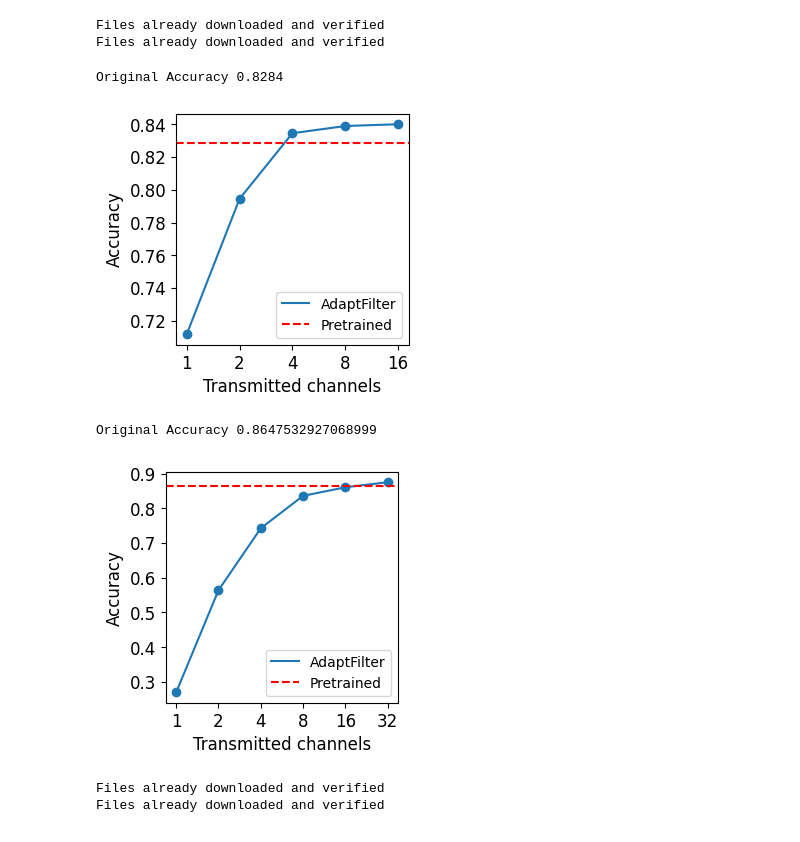
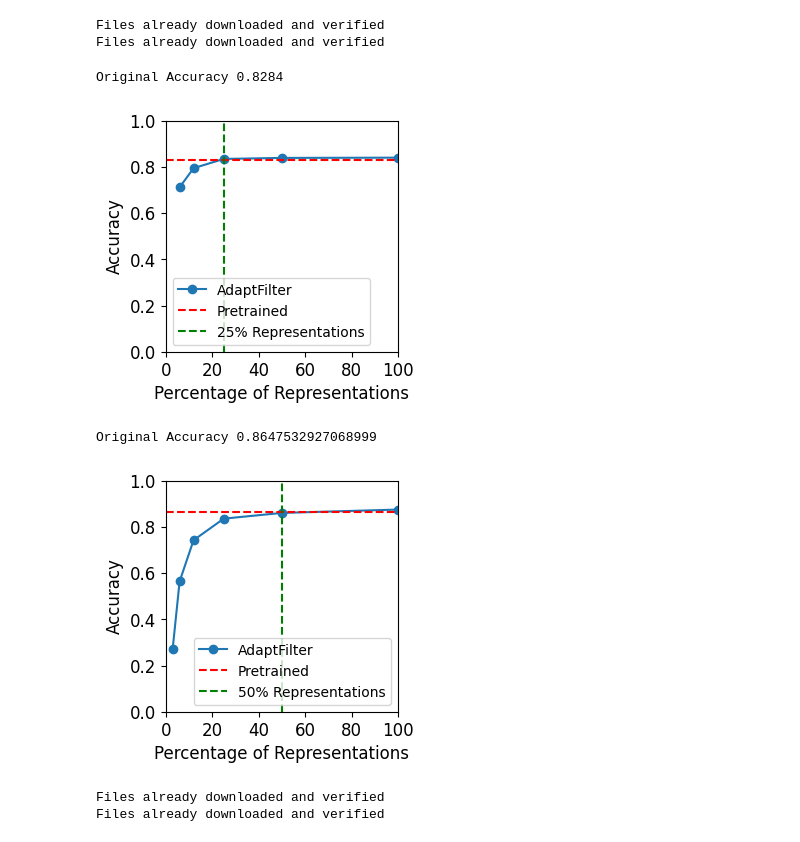
Before and after one commit to TonyPeng-2018/Adaptfilter, a Jupyter notebook: plot_result.ipynb, the cells around one changed output. Saved outputs shown, nothing was run; the diff lists cells and outputs as text; code cells hidden in the pictures.

```diff
--- a/plot_result.ipynb
+++ b/plot_result.ipynb
@@ -107,13 +107,17 @@ original_accuracy = original_accuracy.sum()
 print('Original Accuracy', original_accuracy)
 
 plt.figure(figsize=(3, 3))
-plt.plot([str(x/32) for x in middle_size_mobile.values()], gate_results,label='AdaptFilter', marker='o')
+
+plt.plot([100//x for x in reversed(middle_size_mobile.values())], gate_results,label='AdaptFilter', marker='o')
 # plot the average accuracy
 plt.axhline(y=original_accuracy, color='r', linestyle='--',label='Pretrained')
 # plt.title('MobileNetV2 CIFAR-10 Accuracy')
 # plt.xlabel('Gate (Number of channels transmitted)')
-plt.xlabel('Transmitted percentage', fontsize=12)
+plt.xlabel('Percentage of Representations', fontsize=12)
+plt.axvline(x=25, color='g', linestyle='--', label='25% Representations')
 plt.xticks(fontsize=12)
+plt.xlim(0, 100)
+plt.ylim(0, 1)
 plt.ylabel('Accuracy', fontsize=12)
 plt.yticks(fontsize=12)
 plt.legend()
@@ -123,7 +127,7 @@ plt.show()
 Files already downloaded and verified
 Files already downloaded and verified
 Original Accuracy 0.8284
-[figure, old version]
+[figure, new version]
 # %%
 # dataset = 'cifar10', model = mobile, exit rate vs gate
 from Models import mobilenetv2, resnet
@@ -205,37 +209,41 @@ with torch.no_grad():
         out = out.max(dim=1)[1]
         out = out == target
         original_accuracy += np.sum(out.cpu().numpy())
 # plot the seaborn
 import seaborn as sns
 import matplotlib.pyplot as plt
 import pandas as pd
 import numpy as np
 import matplotlib.pyplot as plt
 
 gate_results = np.array(gate_results)
 gate_results = gate_results / len(test.dataset)
 gate_results = gate_results.sum(axis=1)
 original_accuracy = original_accuracy / len(test.dataset)
 print('Original Accuracy', original_accuracy)
 
 plt.figure(figsize=(3, 3))
-plt.plot([str(x) for x in middle_size_resnet.values()], gate_results,label='AdaptFilter')
+# plt.plot([str(x) for x in middle_size_resnet.values()], gate_results,label='AdaptFilter')
 # plat a star for each point
-plt.scatter([str(x) for x in middle_size_resnet.values()], gate_results)
+# plt.scatter([str(x) for x in middle_size_resnet.values()], gate_results)
+plt.plot([100//x for x in reversed(middle_size_resnet.values())], gate_results,label='AdaptFilter', marker='o')
 # plot the average accuracy
 plt.axhline(y=original_accuracy, color='r', linestyle='--',label='Pretrained')
 # plt.title('MobileNetV2 CIFAR-10 Accuracy')
 # plt.xlabel('Gate (Number of channels transmitted)')
-plt.xlabel('Transmitted channels', fontsize=12)
+plt.xlabel('Percentage of Representations', fontsize=12)
 plt.xticks(fontsize=12)
 plt.ylabel('Accuracy', fontsize=12)
 plt.yticks(fontsize=12)
+plt.xlim(0, 100)
+plt.ylim(0, 1)
+plt.axvline(x=50, color='g', linestyle='--', label='50% Representations')
 plt.legend()
 plt.savefig('./Plots/resnet_imagenet_middle_acc.pdf')
 plt.show()
 # %% [output]
 Original Accuracy 0.8647532927068999
-[figure, old version]
+[figure, new version]
 # %%
 # dataset = 'cifar10', model = mobile, exit rate vs gate
 device = 'cuda:0'
```
Also changed, not shown: parts of 2 cells of this notebook, 5 other files.
